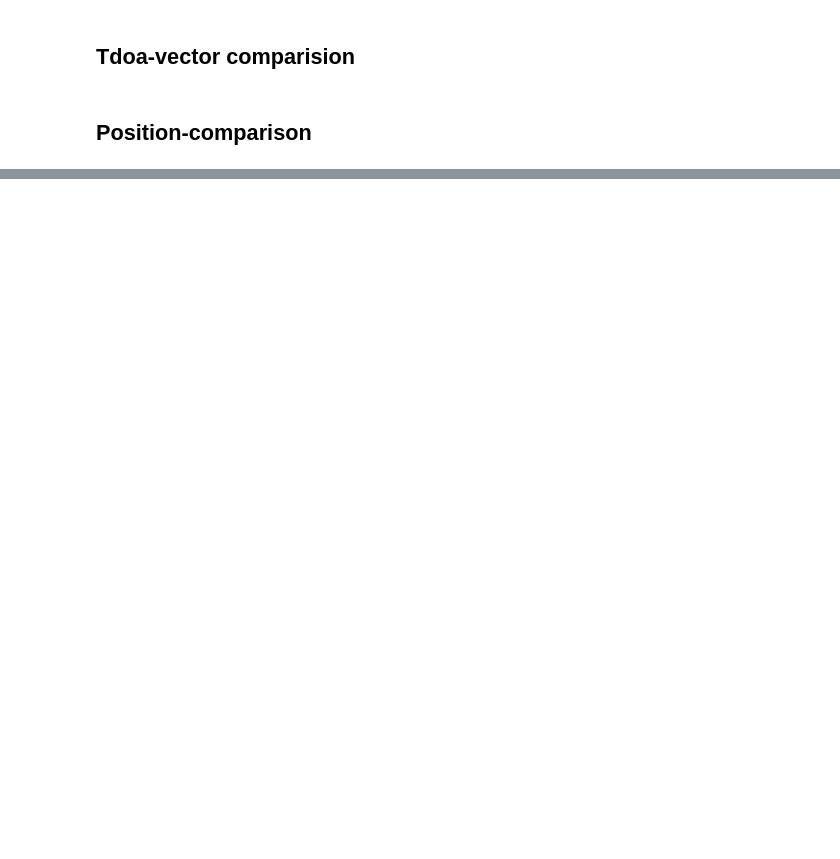
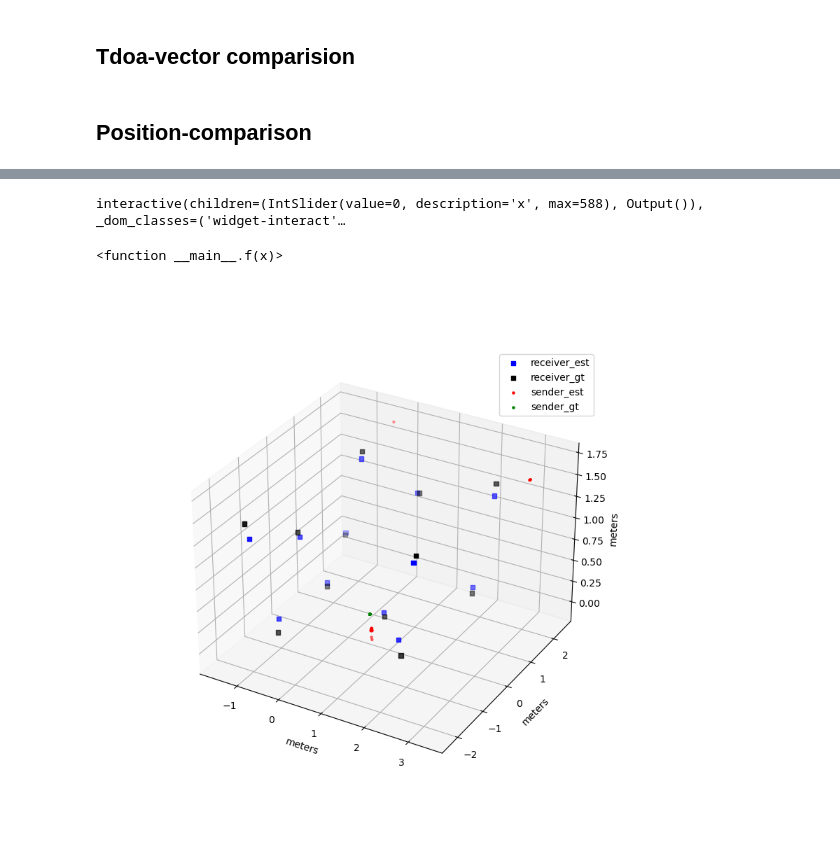
Before and after one commit to Etomer/structure-from-sound-python, a Jupyter notebook: slask/visualize_result.ipynb, the cells around one changed output, grey strips where cells are left out. Drawn from its saved outputs; the diff is of its cells as text; code cells hidden in the pictures; blank space fills up the shorter version.

Commit message:
Added slider so you can see 3dplot with movement

```diff
--- a/slask/visualize_result.ipynb
+++ b/slask/visualize_result.ipynb
@@ -115,0 +134,43 @@ Text(0.5, 0, 'meters')
+# %%
+from ipywidgets import widgets
+from ipywidgets import interact
+%matplotlib widget
+
+fig = plt.figure(figsize=(8, 8))
+ax = fig.add_subplot(projection='3d')
+
+
+def f(x):
+
+    ax.cla()
+    ax.scatter(receiver_positions[:, 0],
+               receiver_positions[:, 1], receiver_positions[:, 2], c='b', marker="s")
+    ax.scatter(receiver_gt_positions[:, 0],
+               receiver_gt_positions[:, 1], receiver_gt_positions[:, 2], c='k', marker="s")
+
+    reasonable_ind = np.all(np.logical_and(
+        sender_positions < approx_room_size, sender_positions > -approx_room_size), axis=1)
+
+    width = 30
+    xmin = np.max([0, int(x)-width])
+    xmax = np.min([len(sender_positions[reasonable_ind, 1]), x + width])
+
+    index_to_plot = np.arange(xmin, xmax)
+
+    ax.scatter(sender_positions[reasonable_ind, 0][index_to_plot],
+               sender_positions[reasonable_ind, 1][index_to_plot], sender_positions[reasonable_ind, 2][index_to_plot], c='r', marker=".")
+    ax.scatter(sender_gt_positions[index_to_plot, 0], sender_gt_positions[index_to_plot, 1],
+               sender_gt_positions[index_to_plot, 2], c='g', marker=".")
+    ax.legend(["receiver_est", "receiver_gt", "sender_est", "sender_gt"])
+
+    ax.set_xlabel('meters')
+    ax.set_ylabel('meters')
+    ax.set_zlabel('meters')
+
+
+interact(f, x=widgets.IntSlider(min=0, max=len(
+    sender_positions[reasonable_ind, 1]), step=1, value=0))
+# %% [output]
+interactive(children=(IntSlider(value=0, description='x', max=588), Output()), _dom_classes=('widget-interact'…
+<function __main__.f(x)>
+[figure, added]
```
Also changed, not shown: parts of 5 cells of this notebook.
